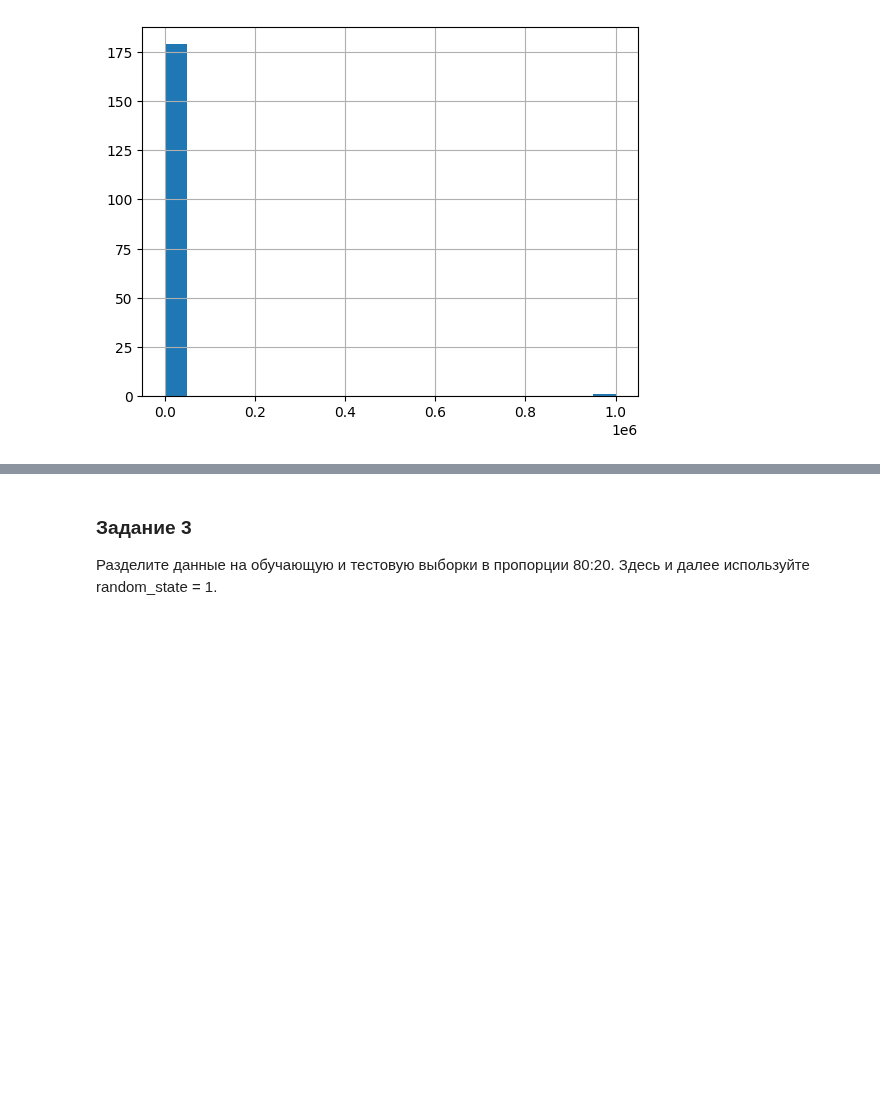
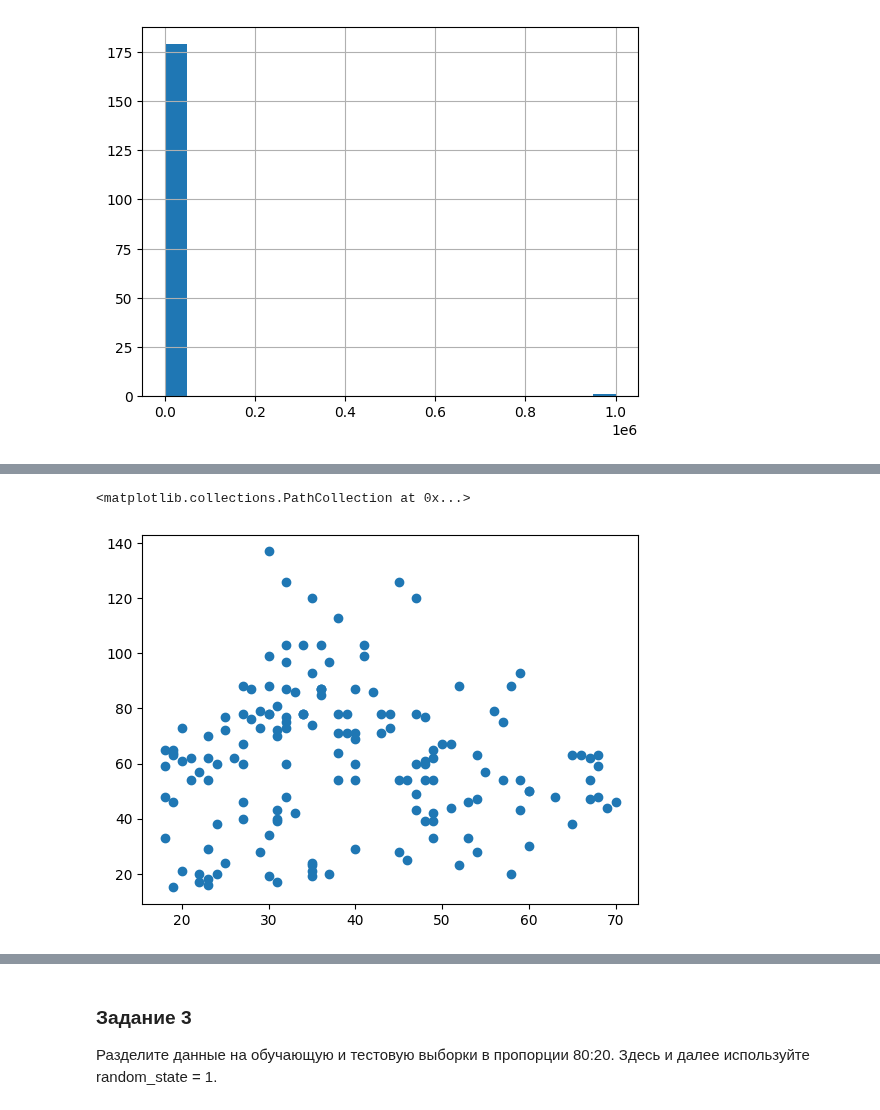
Before and after one commit to IgorKolotushkin/machine_learning_ds, a Jupyter notebook: hw9/Очистка данных. Для студентов.ipynb, the cells around one changed output, grey strips where cells are left out. Saved outputs shown, nothing was run; the diff lists cells and outputs as text; code cells hidden in the pictures; blank space fills up the shorter version.

```diff
--- a/hw9/Очистка данных. Для студентов.ipynb
+++ b/hw9/Очистка данных. Для студентов.ipynb
@@ -154,0 +191,10 @@ df['Annual Income (k$)'].hist(bins=20)
+# %%
+# решил просто удалить эти строки с экстремальными значениями
+
+df = df.drop(index=df.loc[df['Annual Income (k$)'] == 1000000].index)
+df = df.drop(index=df.loc[df['Age'] == 135.0].index)
+# %%
+plt.scatter(df['Age'], df['Annual Income (k$)'])
+# %% [output]
+<matplotlib.collections.PathCollection at 0x...>
+[figure, added]
```
Also changed, not shown: parts of 22 cells of this notebook, 1 other file.
